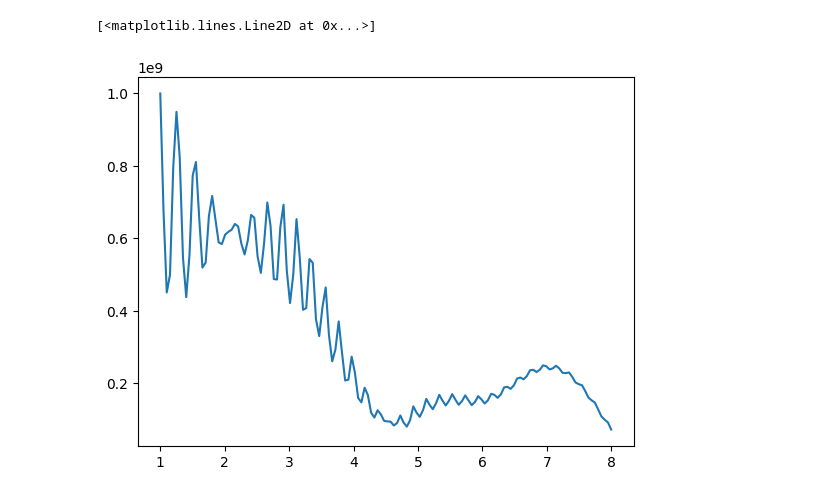
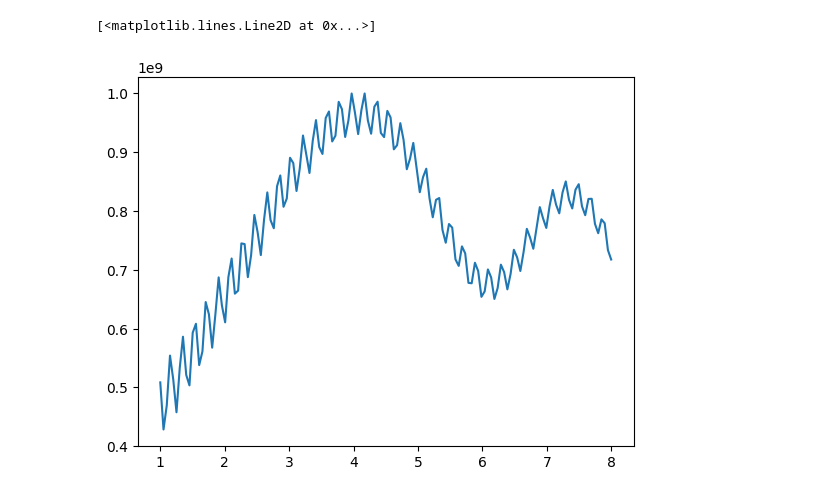
Before and after one commit to IntermidiatePhysicsExperiment/Single-Photon-Interference, a Jupyter notebook: this is all you need.ipynb, the cells around one changed output. Saved outputs shown, nothing was run; the diff lists cells and outputs as text; code cells hidden in the pictures.

```diff
--- a/this is all you need.ipynb
+++ b/this is all you need.ipynb
@@ -3,10 +3,10 @@ import torch as th
 import numpy as np
 import matplotlib.pyplot as plt
 from matplotlib.pyplot import plot, scatter
-device = th.device('cuda')
+device = th.device('cpu')
 # pqr
 P = 3
-Q = 501
+Q = 701
 R = 3
 # klmn
 N1 = 5
@@ -14,13 +14,13 @@ N2 = 5
 N3 = 5
 N4 = 140
 # abcd
-W1 = 3
-W2 = 3
-W3 = 3
+W1 = 20
+W2 = 20
+W3 = 1
 W4 = 5
 # xy
-X1 = 5
-X2 = 5
+X1 = 1
+X2 = 1
 
 METER = 1e9
 SEC = 1
@@ -29,13 +29,13 @@ dtype = th.complex128
 real = th.float64
 # %%
 th.cuda.empty_cache()
-width1, width2, width3, width4 = \
+width1_t, width2_t, width3_t, width4_t = \
 85e-6 * METER, 85e-6 * METER, 1778e-6 * METER, 85e-6 * METER
-x1, x2 = \
+x1_t, x2_t = \
 0.009815 * METER, 0.489 * METER
 
 width1, width2, width3, width4 = \
-np.linspace(50e-6, 100e-6, W1) * METER, \
+np.linspace(10e-6, 100e-6, W1) * METER, \
 np.linspace(50e-6, 100e-6, W2) * METER, \
 np.linspace(1500e-6, 2000e-6, W3) * METER, \
 np.linspace(50e-6, 100e-6, W4) * METER
@@ -44,6 +44,10 @@ x1, x2 = \
 th.linspace(0.007, 0.01, X1, device=device) * METER, \
 th.linspace(0.35, 0.6, X2, device=device) * METER
 
+if X1 == 1: x1 = th.tensor([x1_t], device=device)
+if X2 == 1: x2 = th.tensor([x2_t], device=device)
+if W3 == 1: width3 = np.array([width3_t])
+
 LAMBDA = 670e-9 * METER
 K = 2 * np.pi / LAMBDA
 MUL = lambda x: th.exp(1j * K * x) / x
@@ -80,12 +84,12 @@ result = th.abs(th.einsum('yqrcdmn,xqabcklm->xyrabcdklmn', MUL(D3), E3))
 # %%
 
 result = th.sum(result, dim=2)
 max_val, _ = th.max(result, dim=-1)
 result = result / max_val[..., None]
-plt.plot(position4 / METER * 1e3, result[0, 1, 0, 2, 0, 4, 0, 0, 0,  :].to("cpu").numpy() * METER)
+plt.plot(position4 / METER * 1e3, result[0, 0, 0, 0, 0, 0, 0, 0, 0,  :].to("cpu").numpy() * METER)
 # %% [output]
 [<matplotlib.lines.Line2D at 0x...>]
-[figure, old version]
+[figure, new version]
 # %%
 import pandas as pd
 import numpy as np
```
Also changed, not shown: parts of 5 cells of this notebook, 5 other files.
